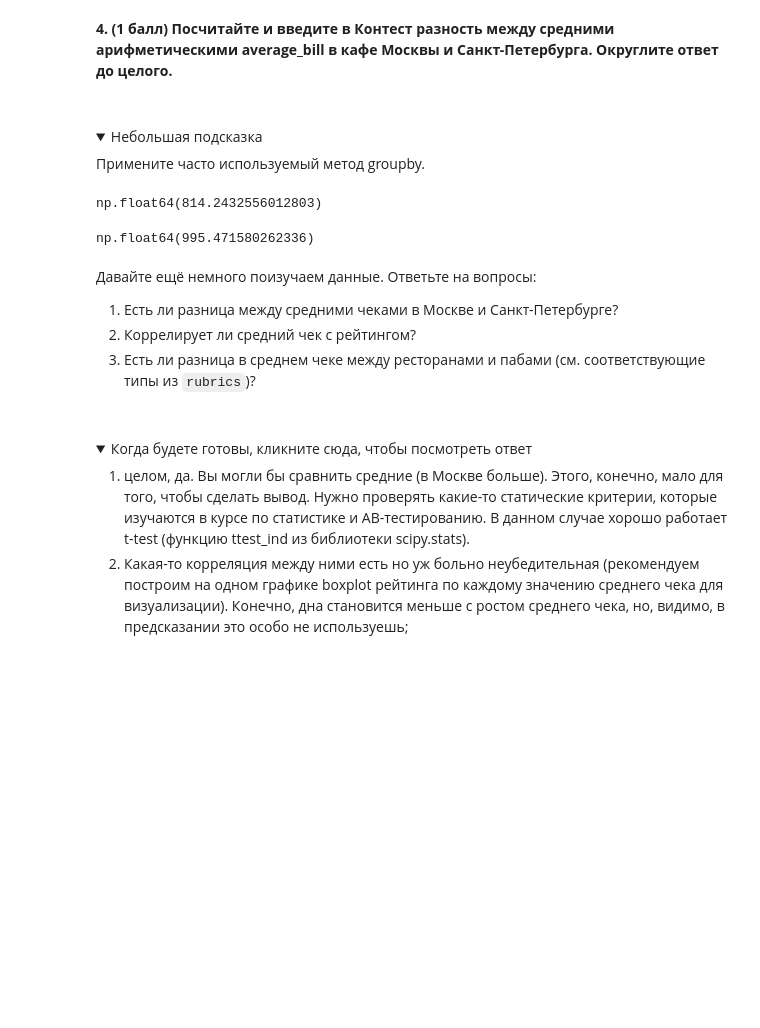
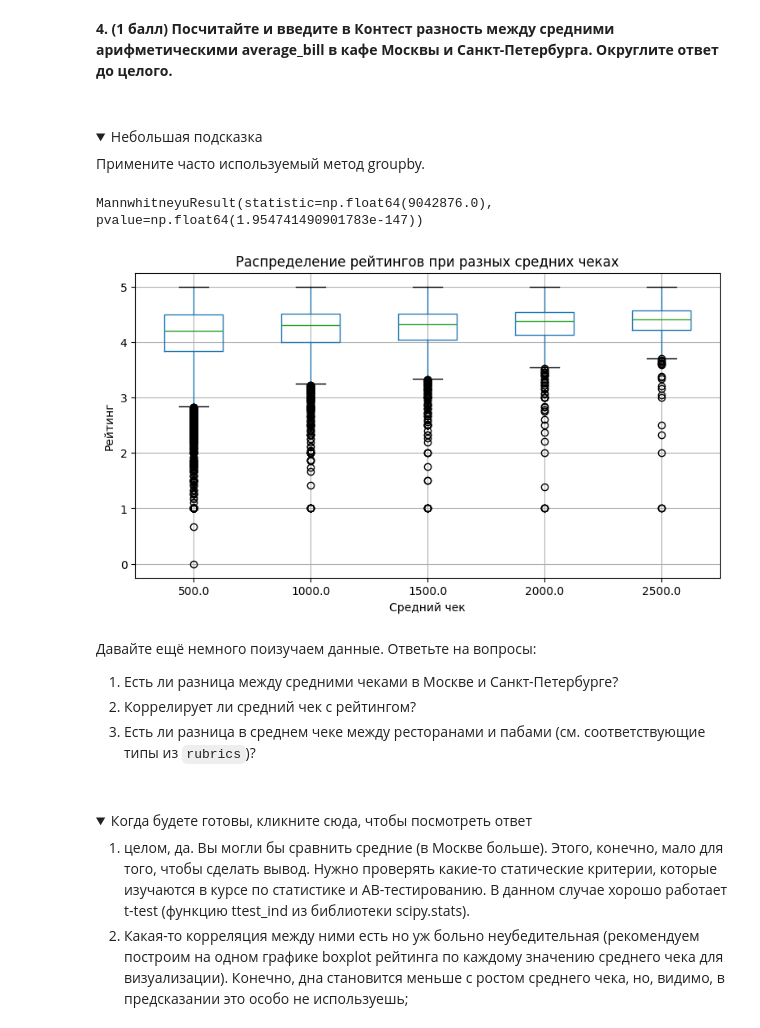
Before and after one commit to SemenFedorov/ml-handbook-yandex, a Jupyter notebook: src/conditions/Урок_3/autohw_intro.ipynb, the cells around one changed output. Drawn from its saved outputs; the diff is of its cells as text; code cells hidden in the pictures; folded sections open; blank space fills up the shorter version.

Commit message:
узнал про библиотеку scipy.stats, поработал с функциями ttest_ind и mannwhitneyu

```diff
--- a/src/conditions/Урок_3/autohw_intro.ipynb
+++ b/src/conditions/Урок_3/autohw_intro.ipynb
@@ -336,38 +336,63 @@ display(difference_average_bill.round())'''
 plt.xlabel("Средний чек")
 plt.ylabel("Рейтинг")
 plt.title("Связь среднего чека с рейтингом")
 plt.show()'''
 
 #display(normal_data.groupby("average_bill")["rating"].mean())
 
 '''correlation = normal_data["average_bill"].corr(normal_data["rating"])
 display(correlation)'''
 
 for key, value in rubrics_dict.items():
     if "паб" in value.lower():
         pab_id = key
 
 #display(pab_id, type(pab_id))
 
 for key, value in rubrics_dict.items():
     if "ресторан" in value.lower():
         restaurant_id = key
 
 #display(restaurant_id, type(restaurant_id))
 
 rubric_ids = normal_data["rubrics_id"].astype(str)
 
 pub_mask = rubric_ids.str.contains(rf"(?:^|\s){pab_id}(?:\s|$)")
 restaurant_mask = rubric_ids.str.contains(rf"(?:^|\s){restaurant_id}(?:\s|$)")
 
-pub_mean = normal_data.loc[pub_mask, "average_bill"].mean()
+'''pub_mean = normal_data.loc[pub_mask, "average_bill"].mean()
 restaurant_mean = normal_data.loc[restaurant_mask, "average_bill"].mean()
 
-display(pub_mean) # средний чек в пабах
-display(restaurant_mean) # средний чек в ресторанах
+#display(pub_mean) # средний чек в пабах
+#display(restaurant_mean) # средний чек в ресторанах
+msk_average_bill = normal_data.loc[normal_data["city"] == "msk", "average_bill"]
+spb_average_bill = normal_data.loc[normal_data["city"] == "spb", "average_bill"]
+
+display(msk_average_bill.mean() - spb_average_bill.mean())
+
+from scipy.stats import ttest_ind # импортируем функцию, ищущую статистическую связь с разницой средних в двух выборках
+
+result = ttest_ind(msk_average_bill, spb_average_bill, equal_var=False) # здесь мы создаем объект со всеми необходимыми нам значениями
+
+display(result.statistic)
+display(result.pvalue)'''
+
+normal_data.boxplot(column="rating", by="average_bill", figsize=(9, 5))
+plt.suptitle("")
+plt.title("Распределение рейтингов при разных средних чеках")
+plt.xlabel("Средний чек")
+plt.ylabel("Рейтинг")
+plt.show
+
+from scipy.stats import mannwhitneyu
+restaurant_bills = normal_data.loc[pub_mask & ~restaurant_mask, "average_bill"].dropna()
+pub_bills = normal_data.loc[restaurant_mask & ~pub_mask, "average_bill"].dropna()
+
+test = mannwhitneyu(restaurant_bills, pub_bills, alternative="two-sided", method="asymptotic")
+display(test)
 # %% [output]
-np.float64(814.2432556012803)
+MannwhitneyuResult(statistic=np.float64(9042876.0), pvalue=np.float64(1.954741490901783e-147))
-np.float64(995.471580262336)
+[figure, added]
 # %% [markdown]
 Давайте ещё немного поизучаем данные. Ответьте на вопросы:
 
```
